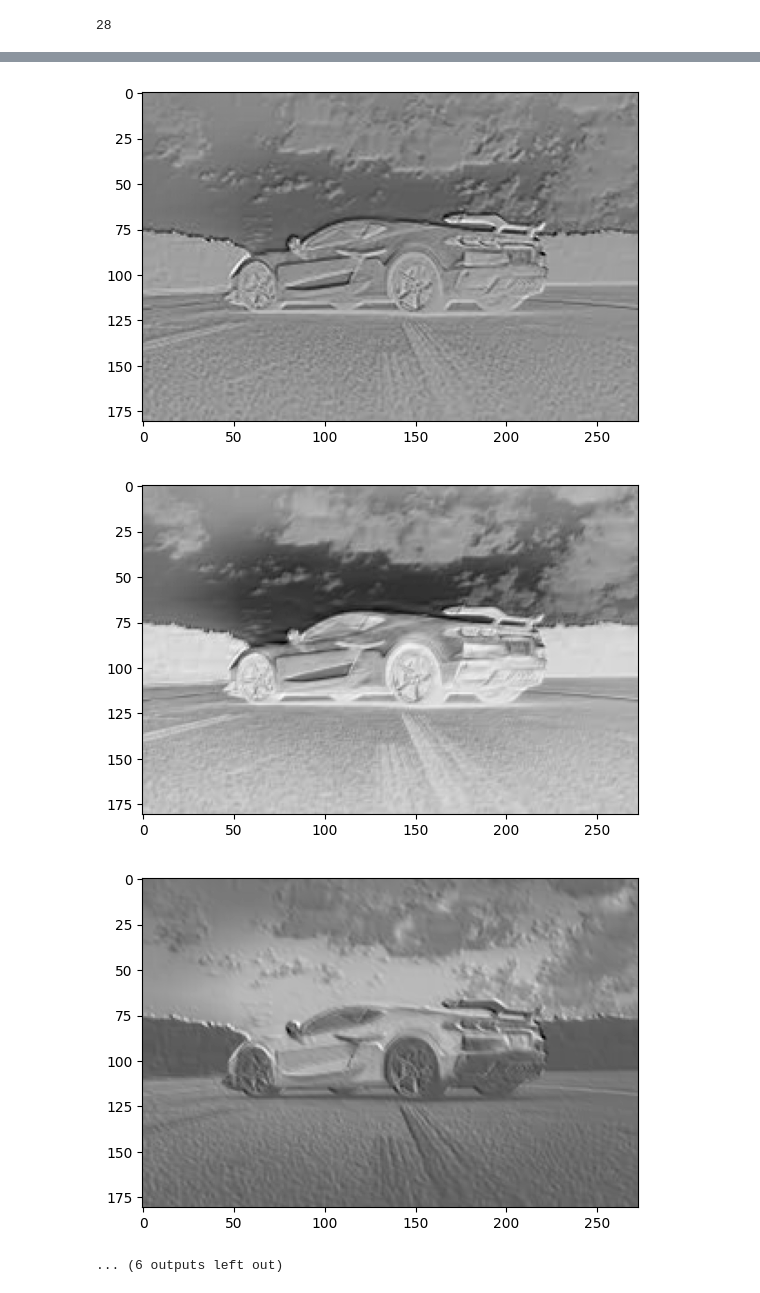
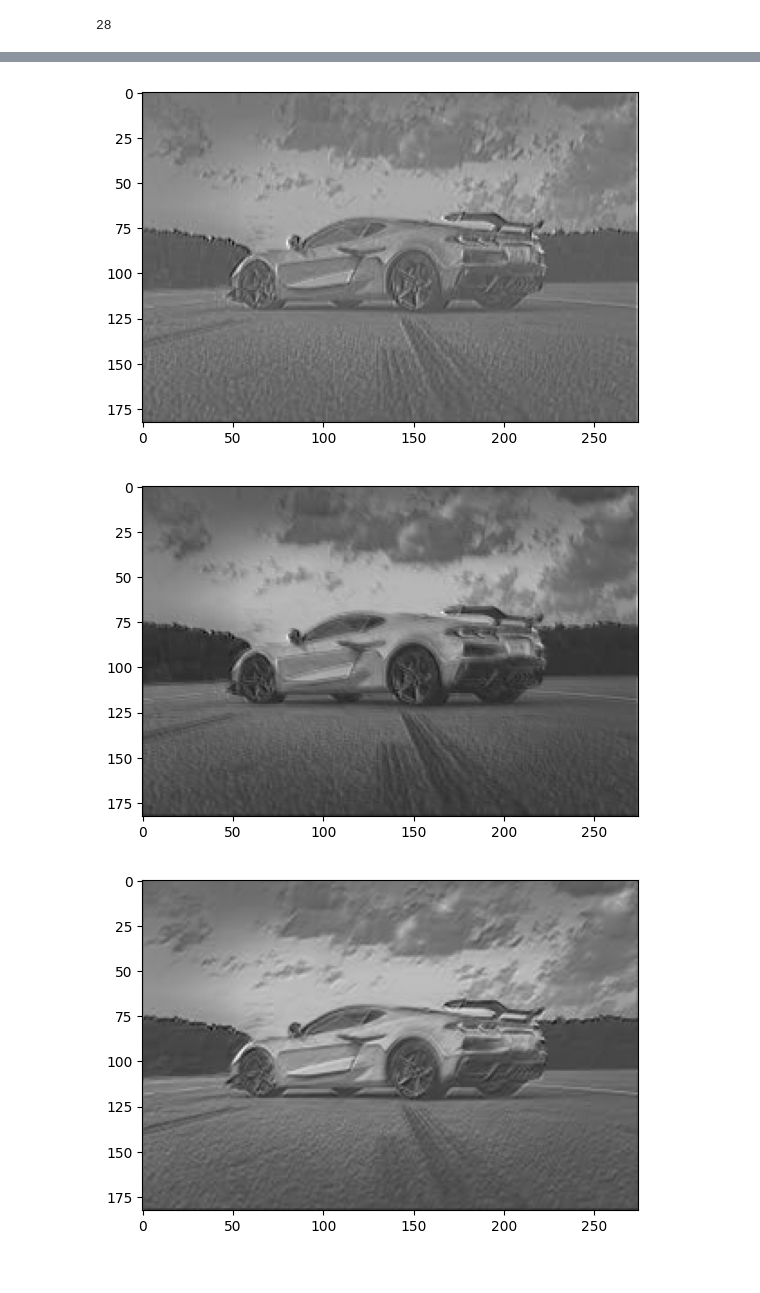
Before and after one commit to sarithamiryala/DeepLearning, a Jupyter notebook: POC_for_Convolution_and_Pooling.ipynb, the cells around one changed output, grey strips where cells are left out. Drawn from its saved outputs; the diff is of its cells as text; code cells hidden in the pictures.

```diff
--- a/POC_for_Convolution_and_Pooling.ipynb
+++ b/POC_for_Convolution_and_Pooling.ipynb
@@ -174,11 +174,12 @@ Model: "sequential_12"
 28
 # %%
 
-def get_conv_model(filters =1, filter_size = (3,3), strides =(1,1),input_shape = None):
+def get_conv_model(filters =1, filter_size = (3,3), strides =(1,1),input_shape = None, padding= "valid" ):
   CONV_LAYER = [tf.keras.layers.Conv2D(filters =filters,
                                     kernel_size=filter_size,
                                     strides=strides,
-                                    input_shape= input_shape)]
+                                    input_shape= input_shape,
+                                    padding = padding)]
   conv_model = tf.keras.Sequential(CONV_LAYER)
   conv_model.summary()
   return conv_model
@@ -210,7 +211,7 @@ def reshaping_input(img,grayscale=True):
 # %%
 img = read_image(car_image_path,grayscale=False)
 input_img = reshaping_input(img, grayscale=False)
-model = get_conv_model(filters=10,filter_size = (3,3),strides = (1,1),input_shape=input_img.shape[1:])
+model = get_conv_model(filters=5,filter_size = (3,3),strides = (1,1),input_shape=input_img.shape[1:],padding ="same")
 apply_conv_model_and_visualize(input_img,model)
 # %% [output]
 [figure]
@@ -230,4 +230,3 @@ Output Shape: (1, 181, 273, 10)
-[figure, old version]
+[figure, new version]
-[figure, old version]
+[figure, new version]
-[figure, old version]
+[figure, new version]
-... (6 outputs left out)
```
Also changed, not shown: parts of 1 cell of this notebook.
